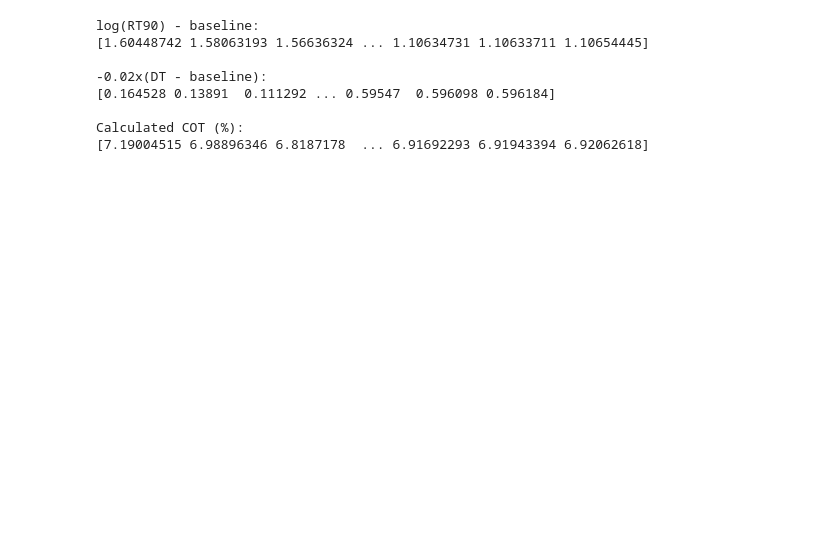
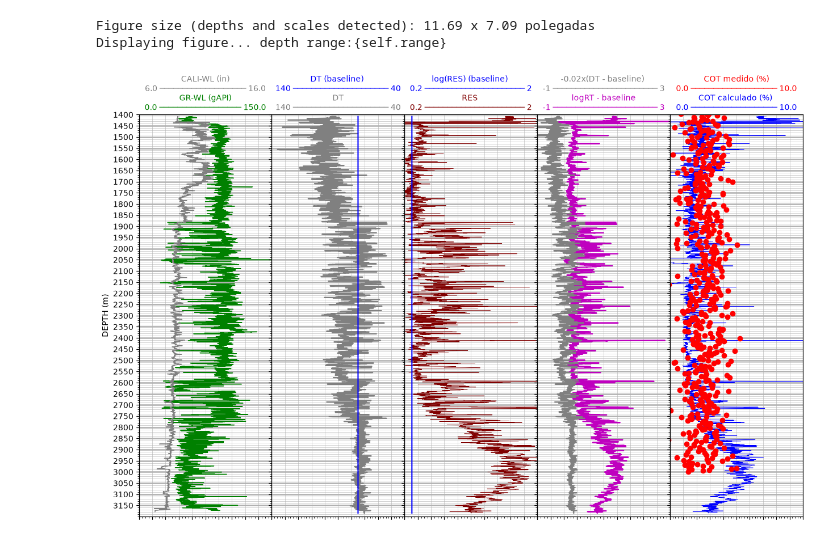
Before and after one commit to giecaruff/stoneforge, a Jupyter notebook: examples/reservoir/1_toc.ipynb, the cells around one changed output. Cells and saved outputs as stored; diff of their text form; code cells hidden in the pictures; blank space fills up the shorter version.

Commit message:
some more graphical updates into cot

```diff
--- a/examples/reservoir/1_toc.ipynb
+++ b/examples/reservoir/1_toc.ipynb
@@ -11,31 +14,45 @@ mnemonics = {
 }
 
 processor = TOCProcessor(
-    csv_path=r"synth_toc_1300_3000.csv",
+    csv_path=r"synth_toc_1300_3000_2.csv",
     las_path=r"C:\Users\mario\Documents\massape\7-MP-56D-BA.las",
     mnemonics=mnemonics,
-    cot_position=1,  # column index or column name
+    cot_position=3,
+    cot_depth_position=1,
     lom=10.0,
-    dt_baseline=100.0,
-    logrt_baseline=0.0,
+    dt_baseline=75.0,
+    logrt_baseline=0.3,
+    skip=(1)
 )
 
 result = processor.run()
-
-print("log(RT90) - baseline:")
-print(result["logrt_minus_baseline"])
-
-print("\n-0.02x(DT - baseline):")
-print(result["dt_minus_baseline_scaled"])
-
-print("\nCalculated COT (%):")
-print(result["calculated_cot_pct"])
-# %% [output]
-log(RT90) - baseline:
-[1.60448742 1.58063193 1.56636324 ... 1.10634731 1.10633711 1.10654445]
-
--0.02x(DT - baseline):
-[0.164528 0.13891  0.111292 ... 0.59547  0.596098 0.596184]
-
-Calculated COT (%):
-[7.19004515 6.98896346 6.8187178  ... 6.91692293 6.91943394 6.92062618]
+# %%
+%matplotlib inline
+img = LogPlot(res = 10000,size=(29.7, 30.0),top=1400, bot=3200, title=("",1.12)) # 5400
+
+img.set_depth(result['depth'], d="DEPTH (m)")
+img.normal_plot(x=result['gr'],c='green',grid=1, lw=1., vmin=0., vmax=150., label='GR-WL (gAPI)')
+img.normal_plot(x=result['cali'],c='grey',lw=1., vmin=6., vmax=16., label='CALI-WL (in)', track=True)
+
+img.set_depth(result['depth'])
+img.normal_plot(x = result['dt'],c='grey', grid=1, vmin=140, vmax=40, label='DT',lw=1.5)
+img.normal_plot(x = result['dt_baseline'],c='blue', grid=1, vmin=140, vmax=40, label='DT (baseline)',lw=1.5, track=True)
+
+img.set_depth(result['depth'])
+img.normal_plot(x=result['logrt'],c='maroon', vmin=0.2, vmax=2, label='RES')
+img.normal_plot(x = result['rt_baseline'],c='blue', grid=1, vmin=0.2, vmax=2, label='log(RES) (baseline)',lw=1.5, track=True)
+
+img.set_depth(result['depth'])
+img.normal_plot(x = result["logrt_minus_baseline"],c='m',grid=1,vmin=-1, vmax=3, label='logRT - baseline',lw=1.5)
+img.normal_plot(x = result["dt_minus_baseline_scaled"],c='grey',grid=1, vmin=-1, vmax=3, label='-0.02x(DT - baseline)',lw=1.5, track=True)
+
+img.set_depth(result['depth'])
+img.normal_plot(x=result['calculated_cot_pct'],c='b', grid = 1, vmin=0., vmax=10., label='COT calculado (%)')
+img.set_depth(result["measured_cot_depth"])
+img.normal_plot(x=result["measured_cot_pct"],c='r', s="", m='o', grid = 1, vmin=0., vmax=10., label='COT medido (%)', track=True)
+
+img.show()
+# %% [output]
+Figure size (depths and scales detected): 11.69 x 7.09 polegadas
+Displaying figure... depth range:{self.range}
+[figure, added]
```
Also changed, not shown: parts of 1 cell of this notebook, 5 other files.
